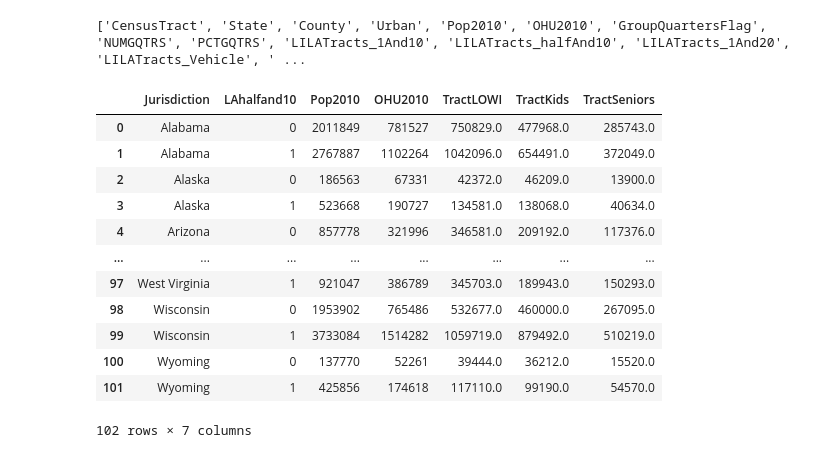
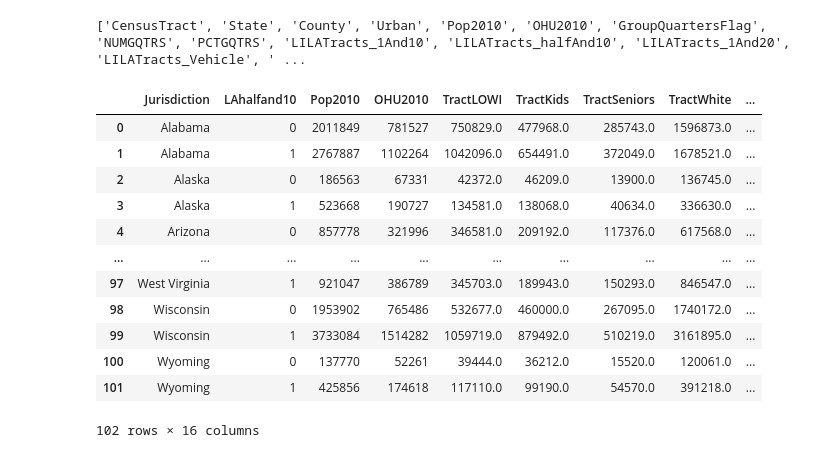
Before and after one commit to meeyoungPH/food-insecurity-machine-learning, a Jupyter notebook: static/data/state_summary_etl.ipynb, the cells around one changed output. Cells and saved outputs as stored; diff of their text form; code cells hidden in the pictures.

Commit message:
state summary etl updated

```diff
--- a/static/data/state_summary_etl.ipynb
+++ b/static/data/state_summary_etl.ipynb
@@ -42,36 +42,43 @@ print(df.columns.tolist())
 # %% [output]
 ['CensusTract', 'State', 'County', 'Urban', 'Pop2010', 'OHU2010', 'GroupQuartersFlag', 'NUMGQTRS', 'PCTGQTRS', 'LILATracts_1And10', 'LILATracts_halfAnd10', 'LILATracts_1And20', 'LILATracts_Vehicle', ' ...
 # %%
-# summarize total number of population or households in selected features by STATE
-############ note to team: I did the summary for the first two charts only.
-############ Need to sum the other raw data fields that being with Tract...
+# summarize total number of population or households in selected features by STATE and LAhalfand10 (flag for low food access)
 state_summary_df = df.groupby(['State','LAhalfand10']).agg({
     'Pop2010': 'sum',
     'OHU2010': 'sum',
     'TractLOWI': 'sum',
     'TractKids': 'sum',
-    'TractSeniors': 'sum'
+    'TractSeniors': 'sum',
+    'TractWhite': 'sum',
+    'TractBlack': 'sum',
+    'TractAsian': 'sum',
+    'TractNHOPI': 'sum',
+    'TractAIAN': 'sum',
+    'TractOMultir': 'sum',
+    'TractHispanic': 'sum',
+    'TractHUNV': 'sum',
+    'TractSNAP': 'sum'
 })
 # reset index; transform State and LAhalfand10 from index fields to columns
 state_summary_df.reset_index(inplace=True)
 
 # change column name
 state_summary_df.rename(columns={'State':'Jurisdiction'}, inplace=True)
 
 # display dataframe
 state_summary_df
 # %% [output]
-|  | Jurisdiction | LAhalfand10 | Pop2010 | OHU2010 | TractLOWI | TractKids | TractSeniors |
-| 0 | Alabama | 0 | 2011849 | 781527 | 750829.0 | 477968.0 | 285743.0 |
-| 1 | Alabama | 1 | 2767887 | 1102264 | 1042096.0 | 654491.0 | 372049.0 |
-| 2 | Alaska | 0 | 186563 | 67331 | 42372.0 | 46209.0 | 13900.0 |
-| 3 | Alaska | 1 | 523668 | 190727 | 134581.0 | 138068.0 | 40634.0 |
-| 4 | Arizona | 0 | 857778 | 321996 | 346581.0 | 209192.0 | 117376.0 |
-| ... | ... | ... | ... | ... | ... | ... | ... |
-| 97 | West Virginia | 1 | 921047 | 386789 | 345703.0 | 189943.0 | 150293.0 |
-| 98 | Wisconsin | 0 | 1953902 | 765486 | 532677.0 | 460000.0 | 267095.0 |
-| 99 | Wisconsin | 1 | 3733084 | 1514282 | 1059719.0 | 879492.0 | 510219.0 |
-| 100 | Wyoming | 0 | 137770 | 52261 | 39444.0 | 36212.0 | 15520.0 |
-| 101 | Wyoming | 1 | 425856 | 174618 | 117110.0 | 99190.0 | 54570.0 |
+|  | Jurisdiction | LAhalfand10 | Pop2010 | OHU2010 | TractLOWI | TractKids | TractSeniors | TractWhite | ... |
+| 0 | Alabama | 0 | 2011849 | 781527 | 750829.0 | 477968.0 | 285743.0 | 1596873.0 | ... |
+| 1 | Alabama | 1 | 2767887 | 1102264 | 1042096.0 | 654491.0 | 372049.0 | 1678521.0 | ... |
+| 2 | Alaska | 0 | 186563 | 67331 | 42372.0 | 46209.0 | 13900.0 | 136745.0 | ... |
+| 3 | Alaska | 1 | 523668 | 190727 | 134581.0 | 138068.0 | 40634.0 | 336630.0 | ... |
+| 4 | Arizona | 0 | 857778 | 321996 | 346581.0 | 209192.0 | 117376.0 | 617568.0 | ... |
+| ... | ... | ... | ... | ... | ... | ... | ... | ... | ... |
+| 97 | West Virginia | 1 | 921047 | 386789 | 345703.0 | 189943.0 | 150293.0 | 846547.0 | ... |
+| 98 | Wisconsin | 0 | 1953902 | 765486 | 532677.0 | 460000.0 | 267095.0 | 1740172.0 | ... |
+| 99 | Wisconsin | 1 | 3733084 | 1514282 | 1059719.0 | 879492.0 | 510219.0 | 3161895.0 | ... |
+| 100 | Wyoming | 0 | 137770 | 52261 | 39444.0 | 36212.0 | 15520.0 | 120061.0 | ... |
+| 101 | Wyoming | 1 | 425856 | 174618 | 117110.0 | 99190.0 | 54570.0 | 391218.0 | ... |
-102 rows × 7 columns
+102 rows × 16 columns
 # %%
```
Also changed, not shown: parts of 17 cells of this notebook, 1 other file.
